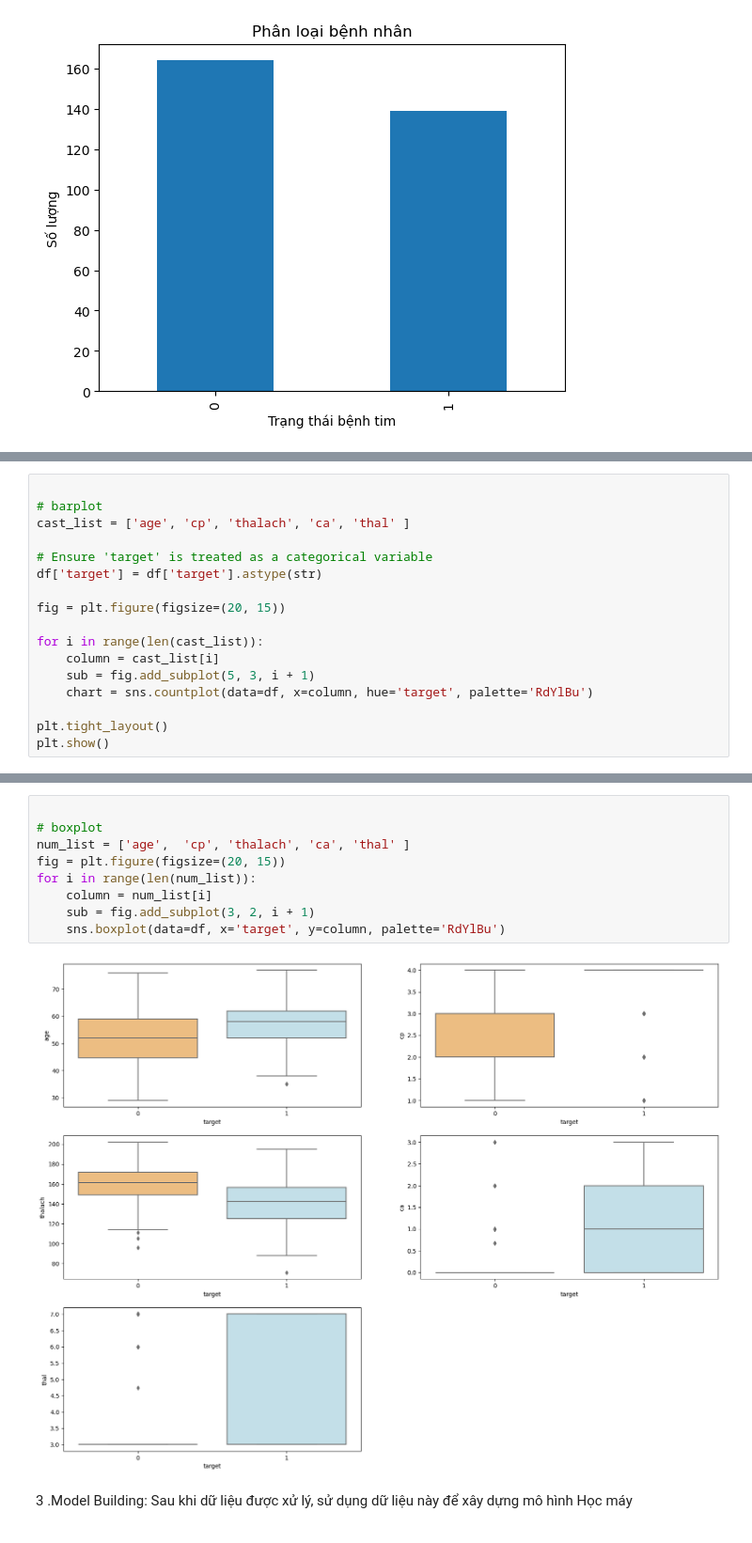
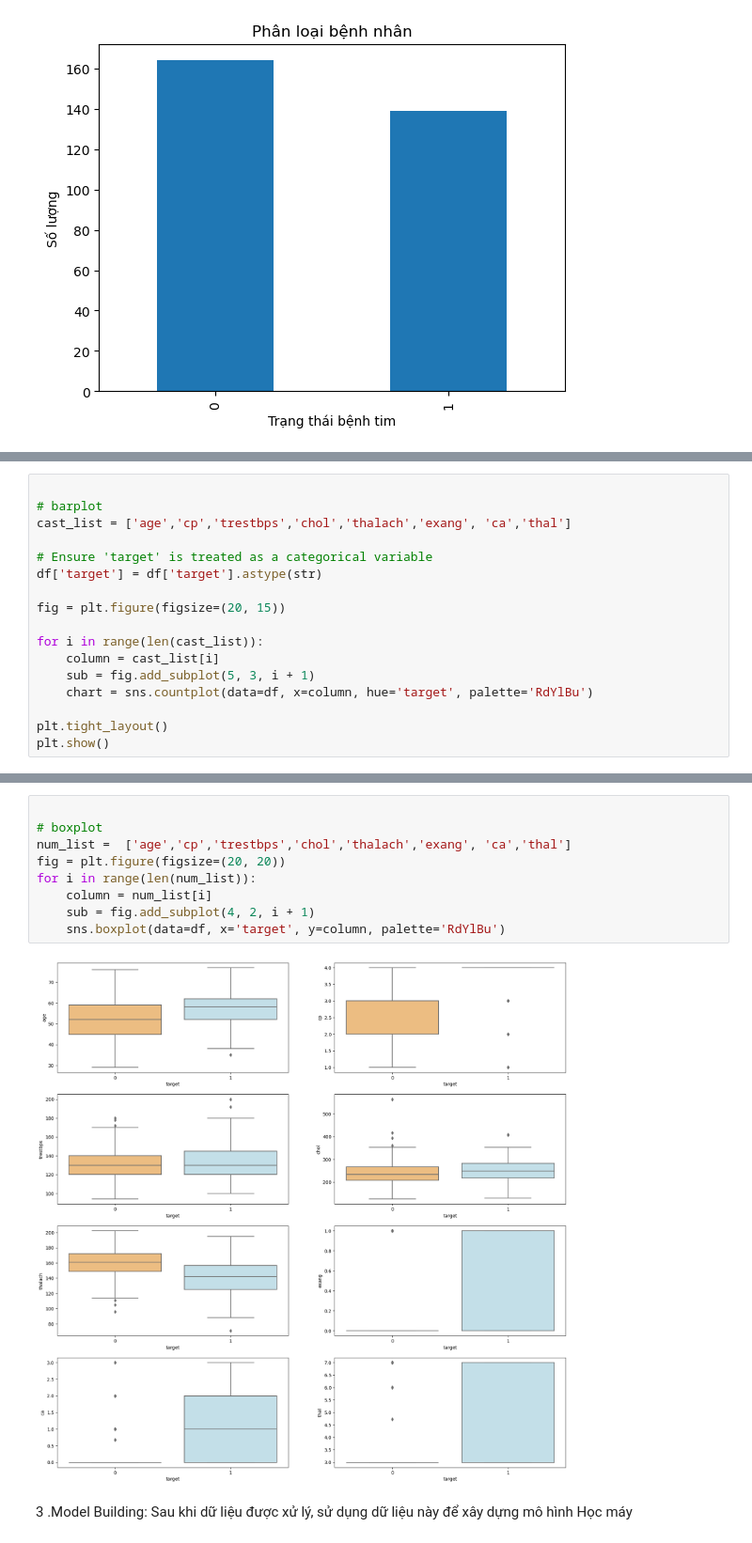
Before and after one commit to Hoa212/-n-CNTT-Heart-Disease-Prediction, a Jupyter notebook: dean.ipynb, the cells around one changed output, grey strips where cells are left out. Shown at 94% size. Cells and saved outputs as stored; diff of their text form.

```diff
--- a/dean.ipynb
+++ b/dean.ipynb
@@ -314,7 +350,7 @@ Name: count, dtype: int64
 # %%
 
 # barplot
-cast_list = ['age',	'cp', 'thalach', 'ca', 'thal' ]
+cast_list = ['age','cp','trestbps','chol','thalach','exang', 'ca','thal']
 
 # Ensure 'target' is treated as a categorical variable
 df['target'] = df['target'].astype(str)
@@ -333,14 +369,14 @@ plt.show()
 # %%
 
 # boxplot
-num_list = ['age',	'cp', 'thalach', 'ca', 'thal' ]
-fig = plt.figure(figsize=(20, 15))
+num_list =  ['age','cp','trestbps','chol','thalach','exang', 'ca','thal']
+fig = plt.figure(figsize=(20, 20))
 for i in range(len(num_list)):
     column = num_list[i]
-    sub = fig.add_subplot(3, 2, i + 1)
+    sub = fig.add_subplot(4, 2, i + 1)
     sns.boxplot(data=df, x='target', y=column, palette='RdYlBu')
 # %% [output]
-[figure, old version]
+[figure, new version]
 # %% [markdown]
 3 .Model Building: Sau khi dữ liệu được xử lý, sử dụng dữ liệu này để xây dựng mô hình Học
  máy
```
Also changed, not shown: parts of 4 cells of this notebook.
